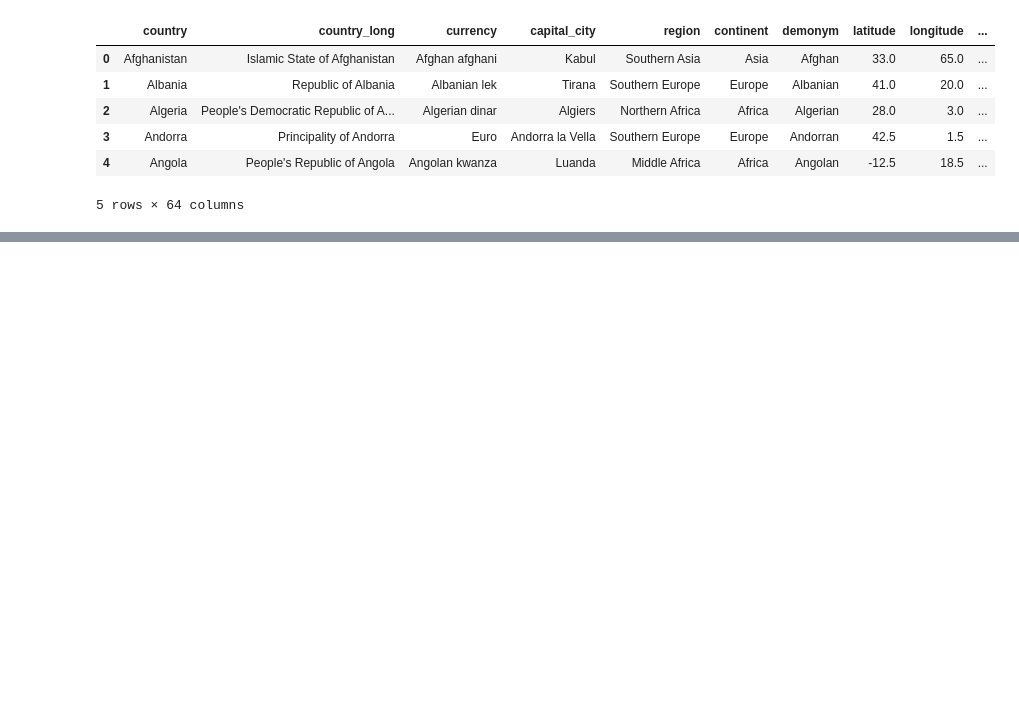
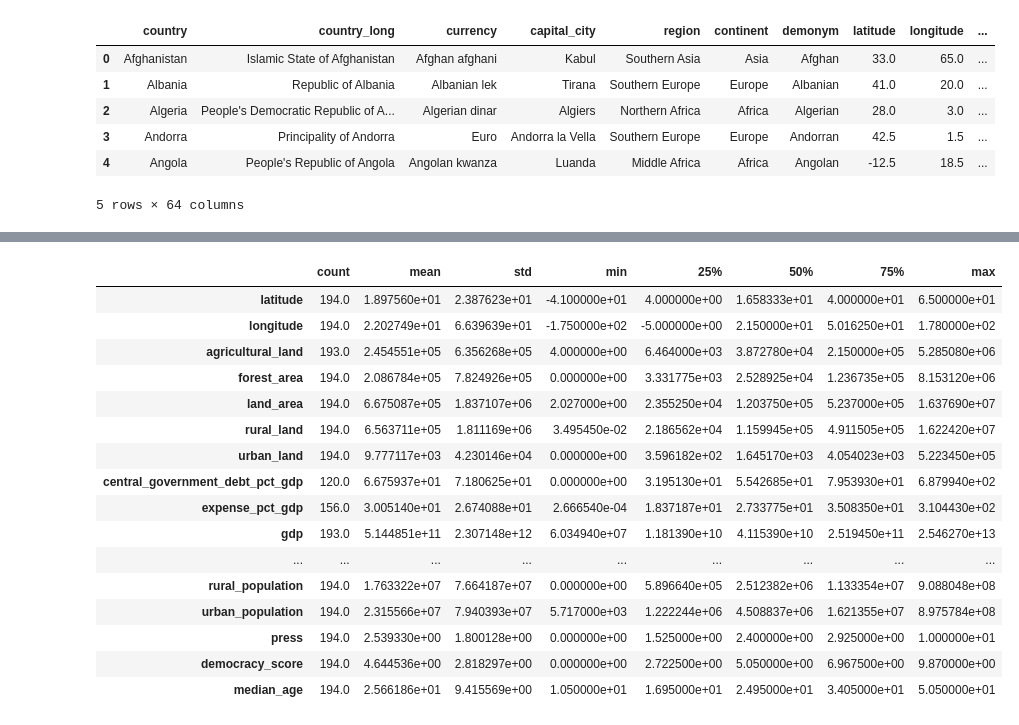
Before and after one commit to banditFox/discoveringIslands, a Jupyter notebook: discoveringIslands2023.ipynb, the cells around one changed output, grey strips where cells are left out. Cells and saved outputs as stored; diff of their text form; code cells hidden in the pictures; blank space fills up the shorter version.

```diff
--- a/discoveringIslands2023.ipynb
+++ b/discoveringIslands2023.ipynb
@@ -22,0 +59,20 @@ ds.head()
+# %%
+ds.describe().T
+# %% [output]
+|  | count | mean | std | min | 25% | 50% | 75% | max |
+| latitude | 194.0 | 1.897560e+01 | 2.387623e+01 | -4.100000e+01 | 4.000000e+00 | 1.658333e+01 | 4.000000e+01 | 6.500000e+01 |
+| longitude | 194.0 | 2.202749e+01 | 6.639639e+01 | -1.750000e+02 | -5.000000e+00 | 2.150000e+01 | 5.016250e+01 | 1.780000e+02 |
+| agricultural_land | 193.0 | 2.454551e+05 | 6.356268e+05 | 4.000000e+00 | 6.464000e+03 | 3.872780e+04 | 2.150000e+05 | 5.285080e+06 |
+| forest_area | 194.0 | 2.086784e+05 | 7.824926e+05 | 0.000000e+00 | 3.331775e+03 | 2.528925e+04 | 1.236735e+05 | 8.153120e+06 |
+| land_area | 194.0 | 6.675087e+05 | 1.837107e+06 | 2.027000e+00 | 2.355250e+04 | 1.203750e+05 | 5.237000e+05 | 1.637690e+07 |
+| rural_land | 194.0 | 6.563711e+05 | 1.811169e+06 | 3.495450e-02 | 2.186562e+04 | 1.159945e+05 | 4.911505e+05 | 1.622420e+07 |
+| urban_land | 194.0 | 9.777117e+03 | 4.230146e+04 | 0.000000e+00 | 3.596182e+02 | 1.645170e+03 | 4.054023e+03 | 5.223450e+05 |
+| central_government_debt_pct_gdp | 120.0 | 6.675937e+01 | 7.180625e+01 | 0.000000e+00 | 3.195130e+01 | 5.542685e+01 | 7.953930e+01 | 6.879940e+02 |
+| expense_pct_gdp | 156.0 | 3.005140e+01 | 2.674088e+01 | 2.666540e-04 | 1.837187e+01 | 2.733775e+01 | 3.508350e+01 | 3.104430e+02 |
+| gdp | 193.0 | 5.144851e+11 | 2.307148e+12 | 6.034940e+07 | 1.181390e+10 | 4.115390e+10 | 2.519450e+11 | 2.546270e+13 |
+| ... | ... | ... | ... | ... | ... | ... | ... | ... |
+| rural_population | 194.0 | 1.763322e+07 | 7.664187e+07 | 0.000000e+00 | 5.896640e+05 | 2.512382e+06 | 1.133354e+07 | 9.088048e+08 |
+| urban_population | 194.0 | 2.315566e+07 | 7.940393e+07 | 5.717000e+03 | 1.222244e+06 | 4.508837e+06 | 1.621355e+07 | 8.975784e+08 |
+| press | 194.0 | 2.539330e+00 | 1.800128e+00 | 0.000000e+00 | 1.525000e+00 | 2.400000e+00 | 2.925000e+00 | 1.000000e+01 |
+| democracy_score | 194.0 | 4.644536e+00 | 2.818297e+00 | 0.000000e+00 | 2.722500e+00 | 5.050000e+00 | 6.967500e+00 | 9.870000e+00 |
+| median_age | 194.0 | 2.566186e+01 | 9.415569e+00 | 1.050000e+01 | 1.695000e+01 | 2.495000e+01 | 3.405000e+01 | 5.050000e+01 |
```
Also changed, not shown: parts of 3 cells of this notebook, 1 other file.
